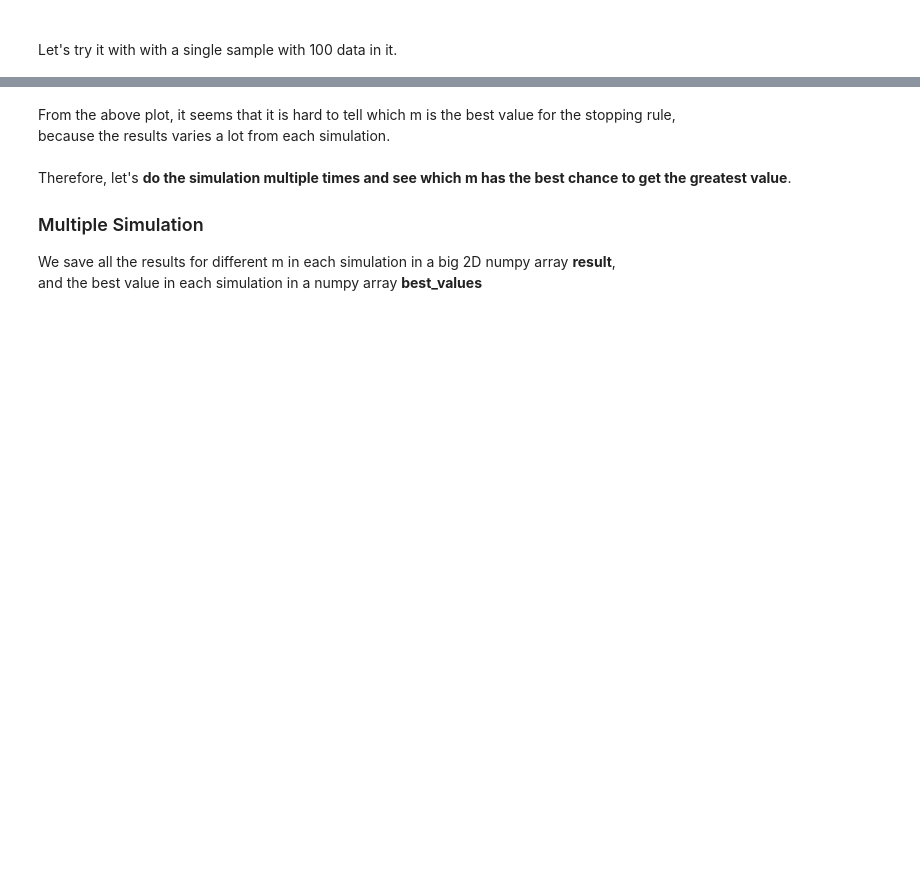
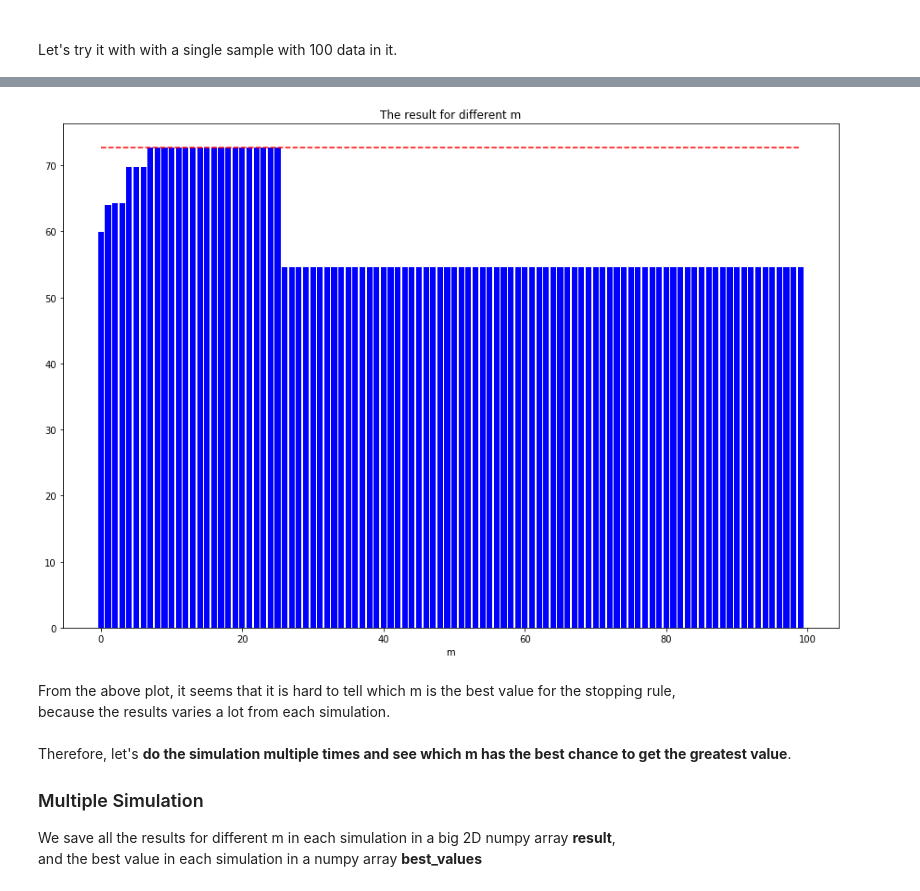
Before and after one commit to ndshen/Rule_37, a Jupyter notebook: Tutorial.ipynb, the cells around one changed output, grey strips where cells are left out. Drawn from its saved outputs; the diff is of its cells as text; code cells hidden in the pictures; blank space fills up the shorter version.

```diff
--- a/Tutorial.ipynb
+++ b/Tutorial.ipynb
@@ -136,3 +187,27 @@ plt.show()
+# %%
+sample = rv.rvs(100)
+
+results = []
+for m in range(100):
+    m_result = m_rule(sample, m)
+    results.append(m_result)
+
+fig, ax = plt.subplots(figsize=(15, 10))
+xs = np.linspace(0, 99, 100)
+
+#plot the best value in sample as a line
+line_value = [max(sample) for i in range(len(xs))]
+ax.plot(xs, line_value, 'r--')
+
+#plot the results as bar charts
+ax.bar(xs, results, color="blue")
+
+ax.set_title('The result for different m')
+ax.set_xlabel('m')
+
+plt.show()
+# %% [output]
+[figure, added]
 # %% [markdown]
 From the above plot, it seems that it is hard to tell which m is the best value for the stopping rule,<br>because the results varies a lot from each simulation.<br><br>
 Therefore, let's **do the simulation multiple times and see which m has the best chance to get the greatest value**.
```
Also changed, not shown: parts of 15 cells of this notebook, 2 other files.
